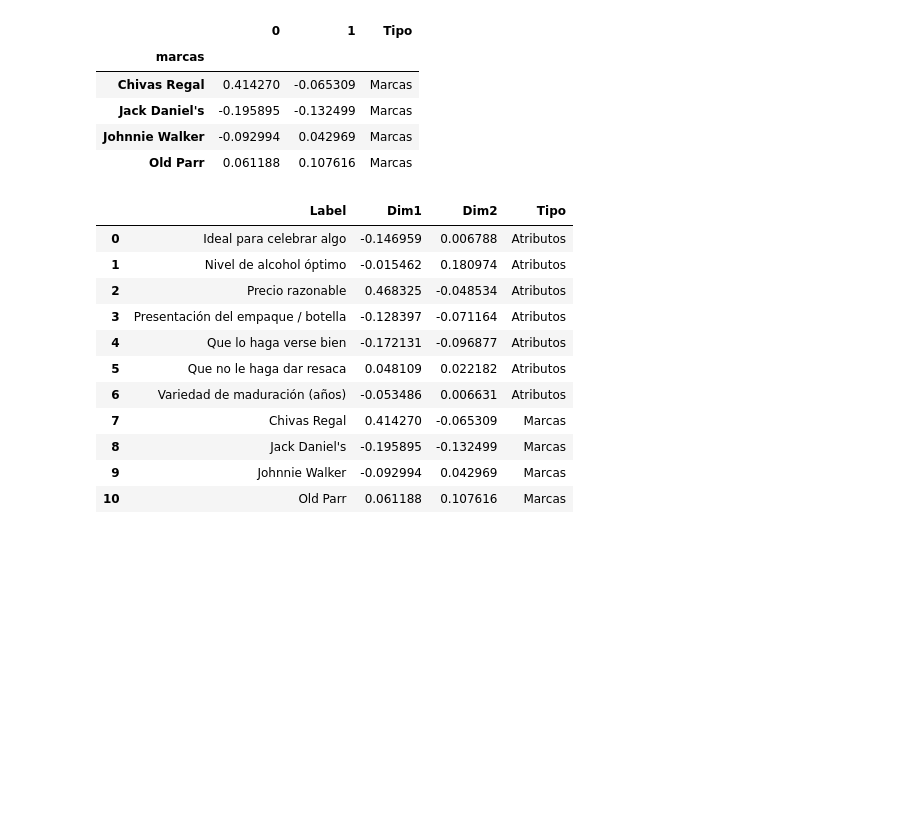
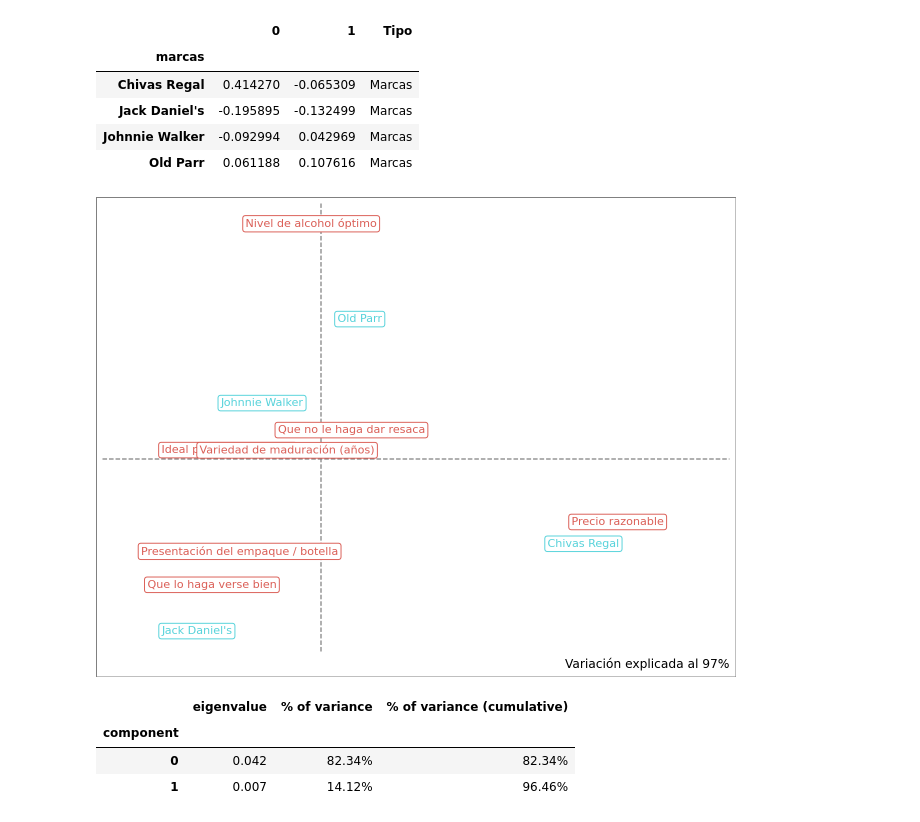
Before and after one commit to auzaluis/upsa_mod_202501, a Jupyter notebook: whisky/01_script_anacor_whisky.ipynb, the cells around one changed output. Drawn from its saved outputs; the diff is of its cells as text; code cells hidden in the pictures; blank space fills up the shorter version.

```diff
--- a/whisky/01_script_anacor_whisky.ipynb
+++ b/whisky/01_script_anacor_whisky.ipynb
@@ -92,18 +92,30 @@ coord = pd.concat([coord_atributos, coord_marcas]) \
     0: 'Dim1',
     1: 'Dim2'
 })
-# %%
-coord
-# %% [output]
-|  | Label | Dim1 | Dim2 | Tipo |
-| 0 | Ideal para celebrar algo | -0.146959 | 0.006788 | Atributos |
-| 1 | Nivel de alcohol óptimo | -0.015462 | 0.180974 | Atributos |
-| 2 | Precio razonable | 0.468325 | -0.048534 | Atributos |
-| 3 | Presentación del empaque / botella | -0.128397 | -0.071164 | Atributos |
-| 4 | Que lo haga verse bien | -0.172131 | -0.096877 | Atributos |
-| 5 | Que no le haga dar resaca | 0.048109 | 0.022182 | Atributos |
-| 6 | Variedad de maduración (años) | -0.053486 | 0.006631 | Atributos |
-| 7 | Chivas Regal | 0.414270 | -0.065309 | Marcas |
-| 8 | Jack Daniel's | -0.195895 | -0.132499 | Marcas |
-| 9 | Johnnie Walker | -0.092994 | 0.042969 | Marcas |
-| 10 | Old Parr | 0.061188 | 0.107616 | Marcas |
+# %%
+# Gráfica
+from plotnine import *
+ggplot(coord, aes(x = 'Dim1', y = 'Dim2', label = 'Label', color = 'Tipo')) \
++ geom_vline(xintercept = 0, color = 'gray', linetype = 'dashed') \
++ geom_hline(yintercept = 0, color = 'gray', linetype = 'dashed') \
++ geom_point() \
++ geom_label(size = 8) \
++ labs(caption = 'Variación explicada al 97%') \
++ expand_limits(x = (-0.3,0.6)) \
++ theme_minimal() \
++ theme(
+    legend_position = 'none',
+    panel_grid = element_blank(),
+    plot_background = element_rect(color = 'gray'),
+    axis_text = element_blank(),
+    axis_title = element_blank()
+)
+# %% [output]
+[figure, added]
+# %%
+ca.eigenvalues_summary
+# %% [output]
+|  | eigenvalue | % of variance | % of variance (cumulative) |
+| component |  |  |  |
+| 0 | 0.042 | 82.34% | 82.34% |
+| 1 | 0.007 | 14.12% | 96.46% |
```
